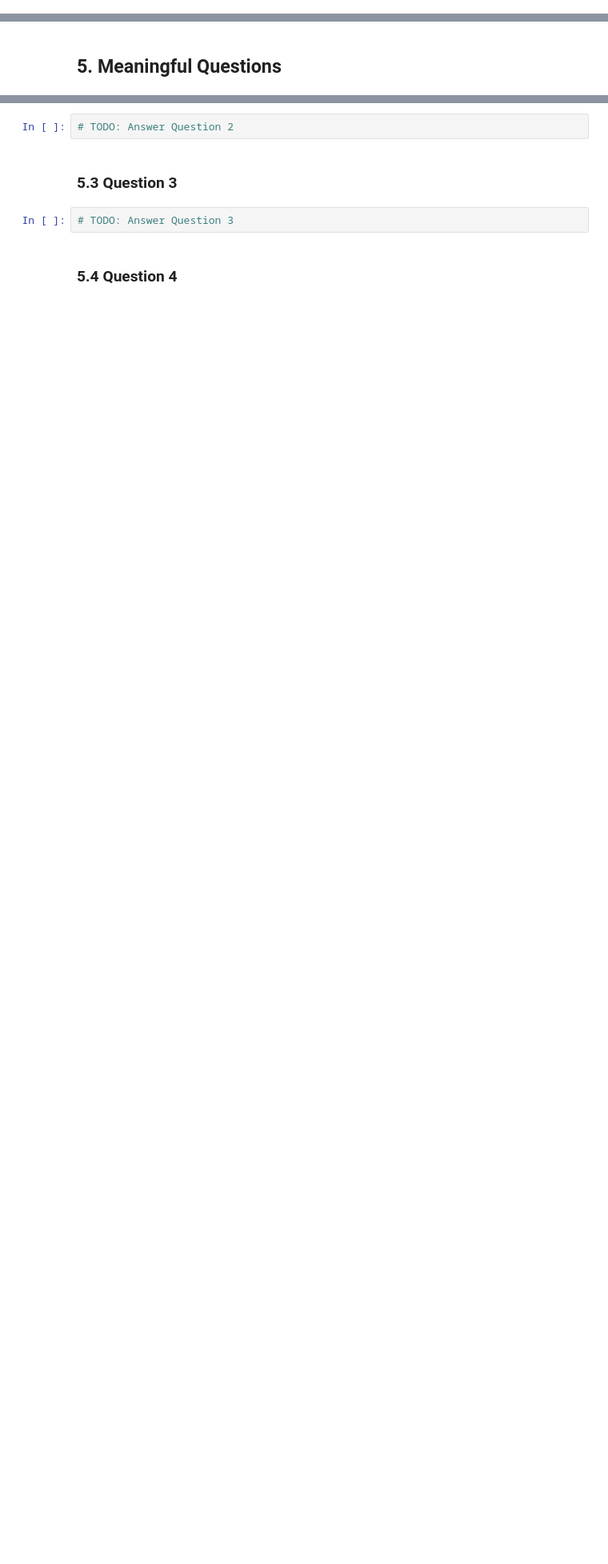
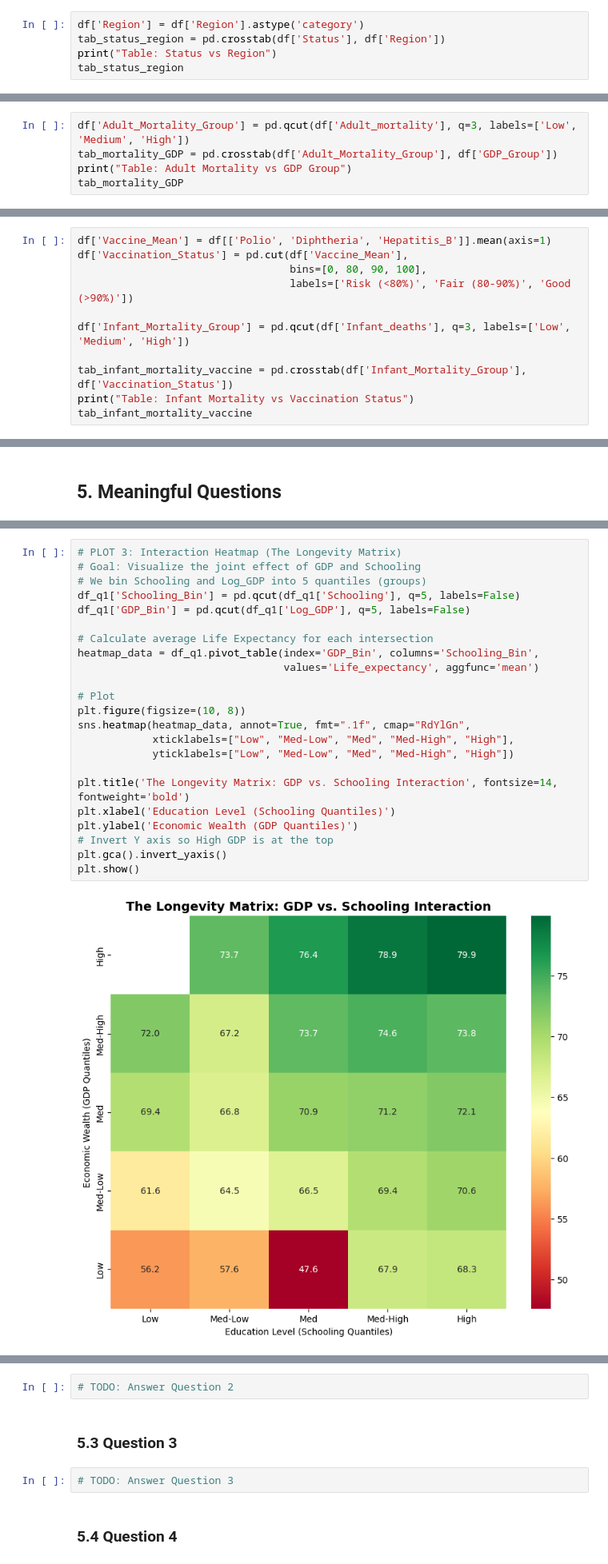
Before and after one commit to Shinoaki0145/Life_Expectancy_WHO, a Jupyter notebook: src/main.ipynb, the cells around one changed output, grey strips where cells are left out. Shown at 80% size. Cells and saved outputs as stored; diff of their text form; blank space fills up the shorter version.

```diff
--- a/src/main.ipynb
+++ b/src/main.ipynb
@@ -280,0 +1885,5 @@ print("Dataset loaded successfully")
+# %%
+df['Region'] = df['Region'].astype('category')
+tab_status_region = pd.crosstab(df['Status'], df['Region'])
+print("Table: Status vs Region")
+tab_status_region
@@ -280,0 +1950,5 @@ print("Dataset loaded successfully")
+# %%
+df['Adult_Mortality_Group'] = pd.qcut(df['Adult_mortality'], q=3, labels=['Low', 'Medium', 'High'])
+tab_mortality_GDP = pd.crosstab(df['Adult_Mortality_Group'], df['GDP_Group'])
+print("Table: Adult Mortality vs GDP Group")
+tab_mortality_GDP
@@ -280,0 +1977,11 @@ print("Dataset loaded successfully")
+# %%
+df['Vaccine_Mean'] = df[['Polio', 'Diphtheria', 'Hepatitis_B']].mean(axis=1)
+df['Vaccination_Status'] = pd.cut(df['Vaccine_Mean'],
+                                  bins=[0, 80, 90, 100],
+                                  labels=['Risk (<80%)', 'Fair (80-90%)', 'Good (>90%)'])
+
+df['Infant_Mortality_Group'] = pd.qcut(df['Infant_deaths'], q=3, labels=['Low', 'Medium', 'High'])
+
+tab_infant_mortality_vaccine = pd.crosstab(df['Infant_Mortality_Group'], df['Vaccination_Status'])
+print("Table: Infant Mortality vs Vaccination Status")
+tab_infant_mortality_vaccine
@@ -311,0 +2409,25 @@ TODO: Identify critical issues
+# %%
+# PLOT 3: Interaction Heatmap (The Longevity Matrix)
+# Goal: Visualize the joint effect of GDP and Schooling
+# We bin Schooling and Log_GDP into 5 quantiles (groups)
+df_q1['Schooling_Bin'] = pd.qcut(df_q1['Schooling'], q=5, labels=False)
+df_q1['GDP_Bin'] = pd.qcut(df_q1['Log_GDP'], q=5, labels=False)
+
+# Calculate average Life Expectancy for each intersection
+heatmap_data = df_q1.pivot_table(index='GDP_Bin', columns='Schooling_Bin',
+                                 values='Life_expectancy', aggfunc='mean')
+
+# Plot
+plt.figure(figsize=(10, 8))
+sns.heatmap(heatmap_data, annot=True, fmt=".1f", cmap="RdYlGn",
+            xticklabels=["Low", "Med-Low", "Med", "Med-High", "High"],
+            yticklabels=["Low", "Med-Low", "Med", "Med-High", "High"])
+
+plt.title('The Longevity Matrix: GDP vs. Schooling Interaction', fontsize=14, fontweight='bold')
+plt.xlabel('Education Level (Schooling Quantiles)')
+plt.ylabel('Economic Wealth (GDP Quantiles)')
+# Invert Y axis so High GDP is at the top
+plt.gca().invert_yaxis()
+plt.show()
+# %% [output]
+[figure, added]
```
Also changed, not shown: parts of 83 cells of this notebook.
